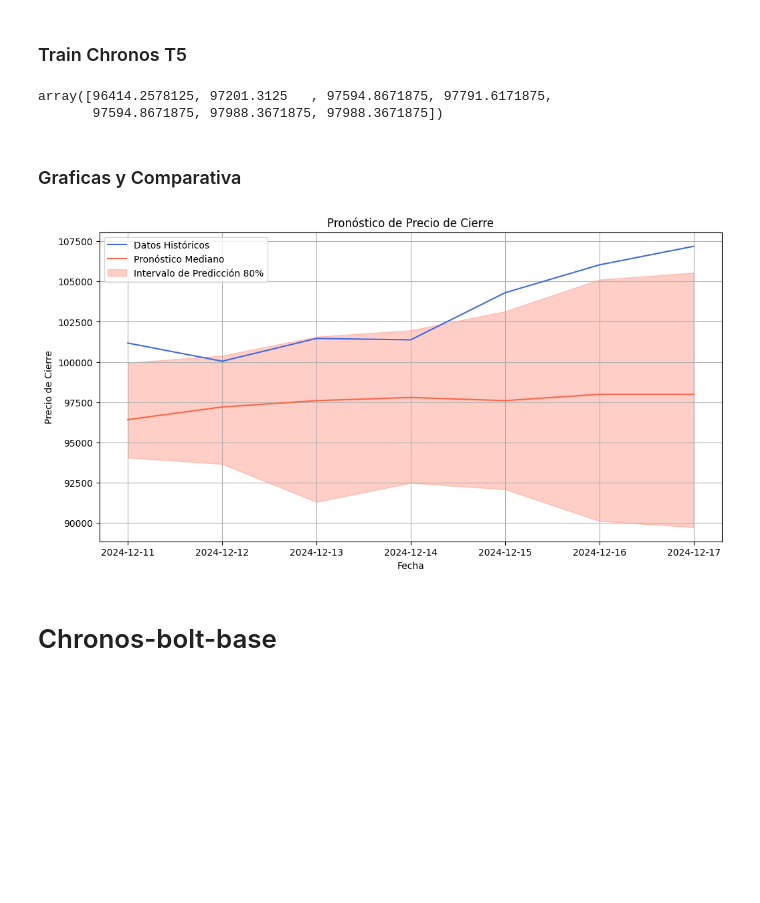
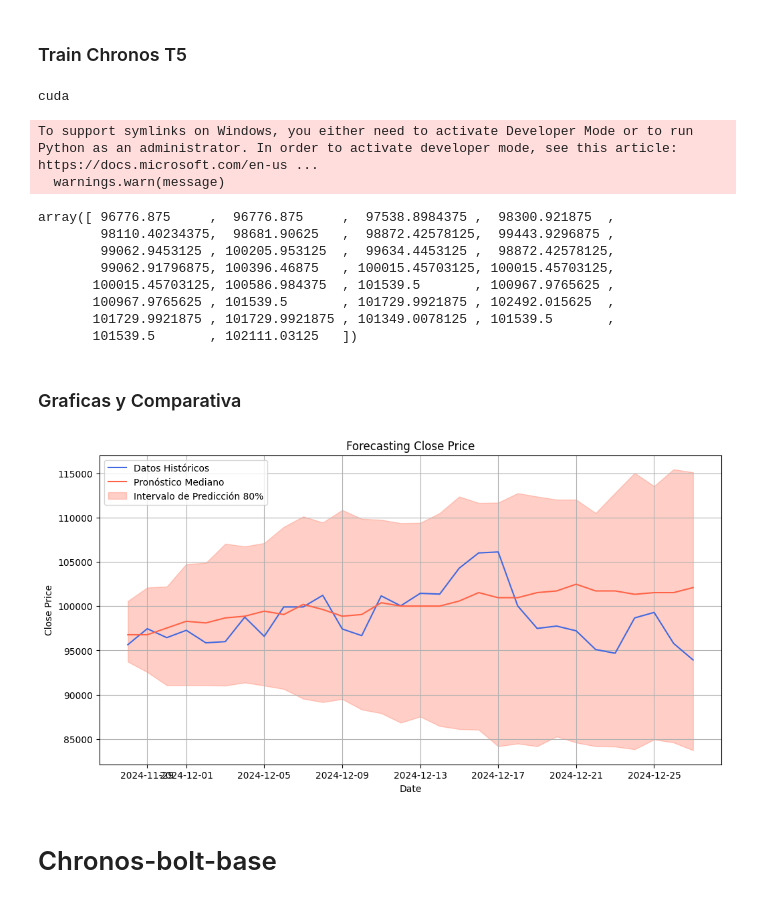
Before and after one commit to Ivo196/Chronos-T5-Large, a Jupyter notebook: Chronos-T5.ipynb, the cells around one changed output. Cells and saved outputs as stored; diff of their text form; code cells hidden in the pictures; blank space fills up the shorter version.

```diff
--- a/Chronos-T5.ipynb
+++ b/Chronos-T5.ipynb
@@ -41,7 +41,7 @@ from chronos import ChronosPipeline
 device = 'cuda' if torch.cuda.is_available() else 'cpu'
 print(device)
 pipeline = ChronosPipeline.from_pretrained(
-    'amazon/chronos-t5-large',
+    'amazon/chronos-t5-small',
     device_map = device,
     torch_dtype = torch.float32
 )
@@ -50,32 +50,42 @@ context = torch.tensor(close_train, dtype=torch.float32)
 
 
 forecast = pipeline.predict(context, prediction_length, num_samples=100)
+# %% [output]
+cuda
+To support symlinks on Windows, you either need to activate Developer Mode or to run Python as an administrator. In order to activate developer mode, see this article: https://docs.microsoft.com/en-us ...
+  warnings.warn(message)
 # %%
 import numpy as np
 low, median, high = np.quantile(forecast[0].numpy(), [0.1, 0.5, 0.9], axis=0)
 median
 # %% [output]
-array([96414.2578125, 97201.3125   , 97594.8671875, 97791.6171875,
-       97594.8671875, 97988.3671875, 97988.3671875])
+array([ 96776.875     ,  96776.875     ,  97538.8984375 ,  98300.921875  ,
+        98110.40234375,  98681.90625   ,  98872.42578125,  99443.9296875 ,
+        99062.9453125 , 100205.953125  ,  99634.4453125 ,  98872.42578125,
+        99062.91796875, 100396.46875   , 100015.45703125, 100015.45703125,
+       100015.45703125, 100586.984375  , 101539.5       , 100967.9765625 ,
+       100967.9765625 , 101539.5       , 101729.9921875 , 102492.015625  ,
+       101729.9921875 , 101729.9921875 , 101349.0078125 , 101539.5       ,
+       101539.5       , 102111.03125   ])
 # %% [markdown]
 ### Graficas y Comparativa
 # %%
 import matplotlib.pyplot as plt
 
 # Graficar los datos históricos y el pronóstico junto con los datos de prueba
 plt.figure(figsize=(12, 6))
 plt.plot(close_test.index, close_test.values, label='Datos Históricos', color='royalblue')
 plt.plot(close_test.index, median, label='Pronóstico Mediano', color='tomato')
 plt.fill_between(close_test.index, low, high, color='tomato', alpha=0.3, label='Intervalo de Predicción 80%')
 
 plt.legend()
-plt.xlabel('Fecha')
-plt.ylabel('Precio de Cierre')
-plt.title('Pronóstico de Precio de Cierre')
+plt.xlabel('Date')
+plt.ylabel('Close Price')
+plt.title('Forecasting Close Price')
 plt.grid(True)
 plt.show()
 # %% [output]
-[figure, old version]
+[figure, new version]
 # %% [markdown]
 # Chronos-bolt-base
 # %%
```
Also changed, not shown: parts of 3 cells of this notebook, 1 other file.
